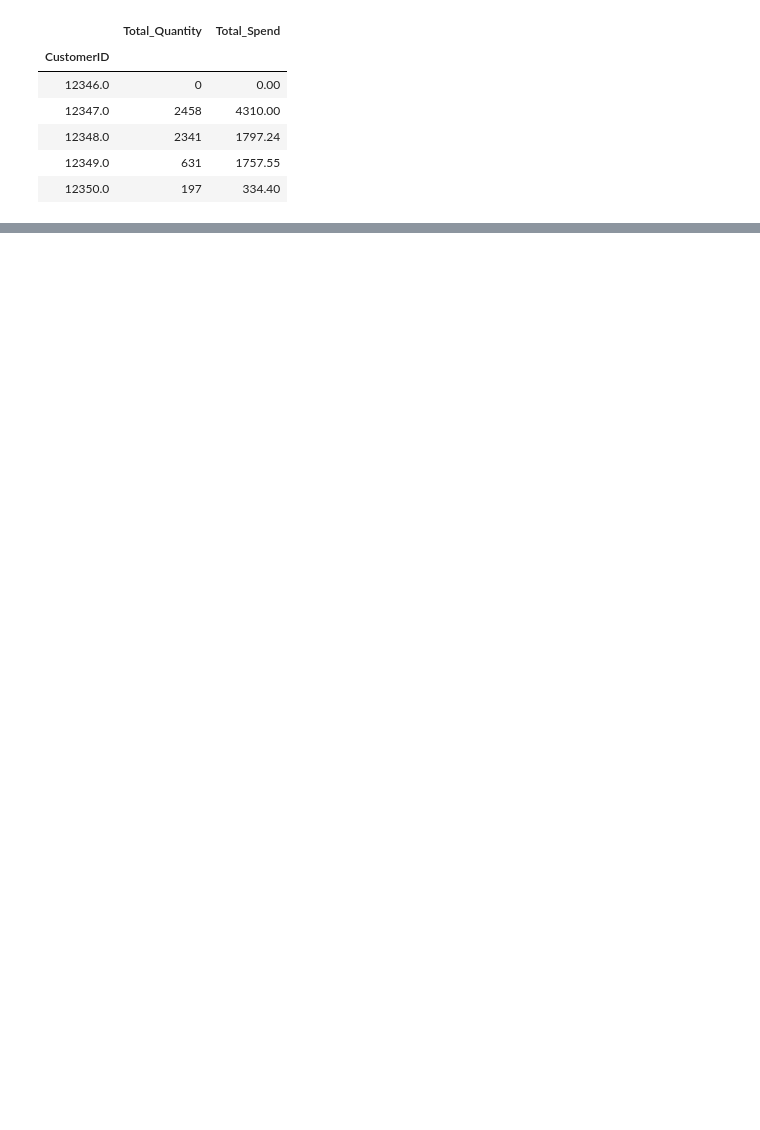
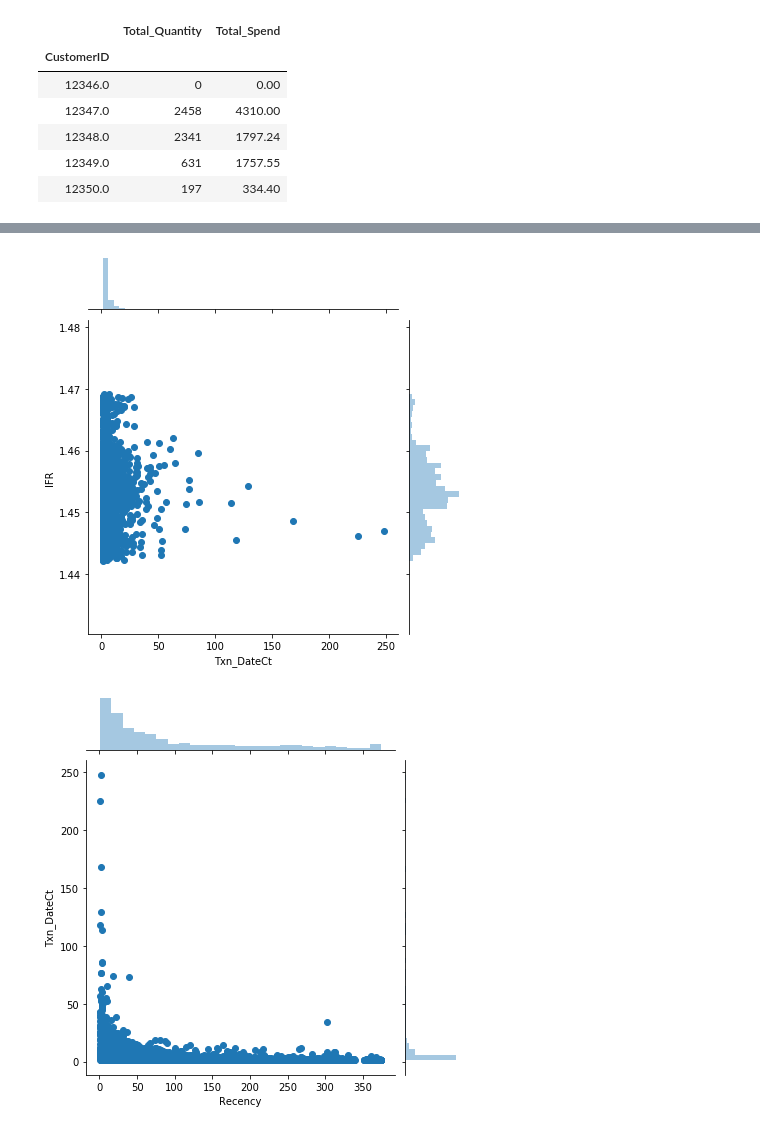
Before and after one commit to lotus17/springboard, a Jupyter notebook: Capstone1 data explore.ipynb, the cells around one changed output, grey strips where cells are left out. Drawn from its saved outputs; the diff is of its cells as text; code cells hidden in the pictures; blank space fills up the shorter version.

```diff
--- a/Capstone1 data explore.ipynb
+++ b/Capstone1 data explore.ipynb
@@ -231,0 +317,9 @@ data_final.head()
+# %%
+# Plot bivariate
+sns.jointplot('Txn_DateCt','IFR', data_final)
+plt.show()
+sns.jointplot('Recency','Txn_DateCt', data_final)
+plt.show()
+# %% [output]
+[figure, added]
+[figure, added]
```
Also changed, not shown: parts of 28 cells of this notebook.
